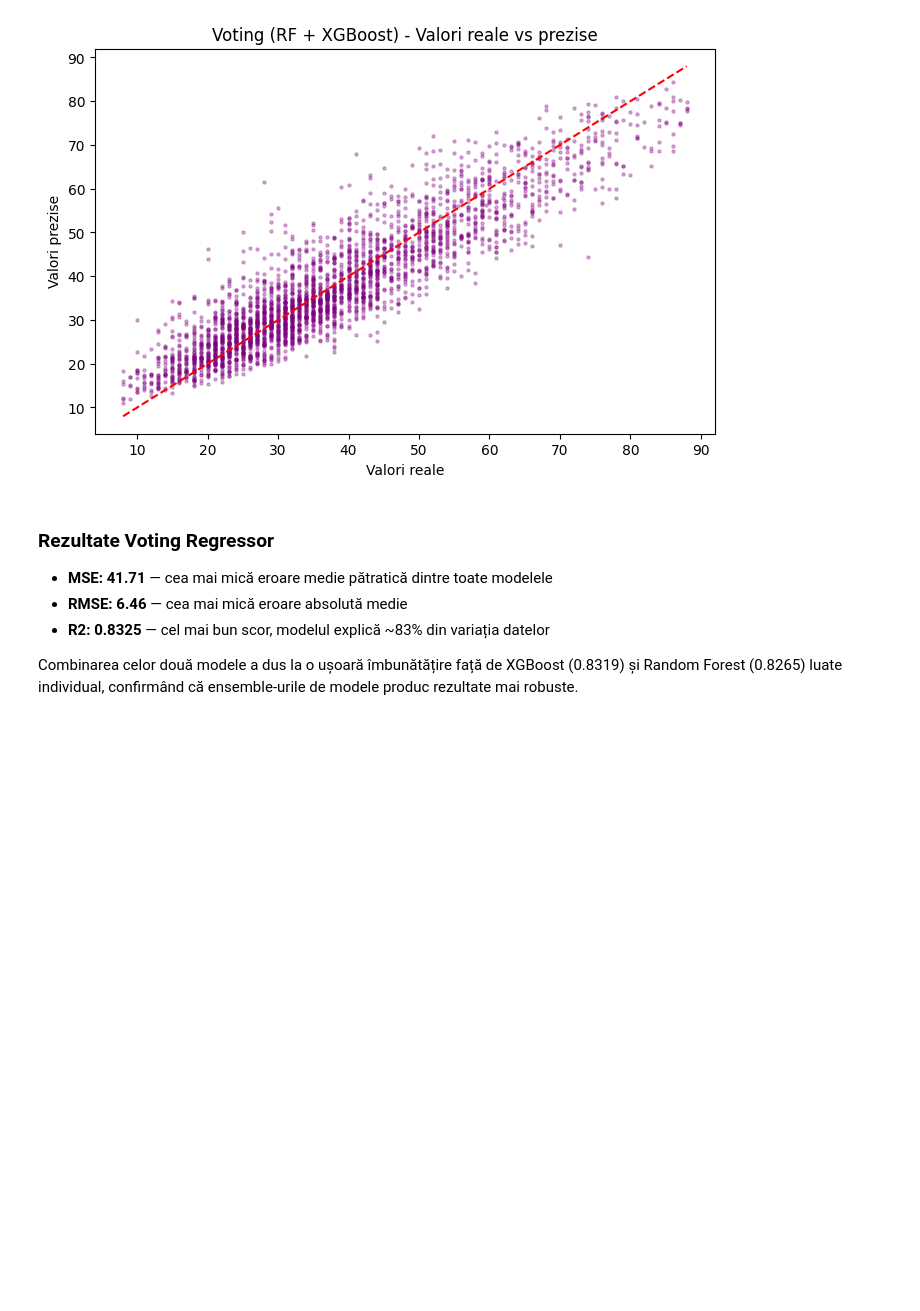
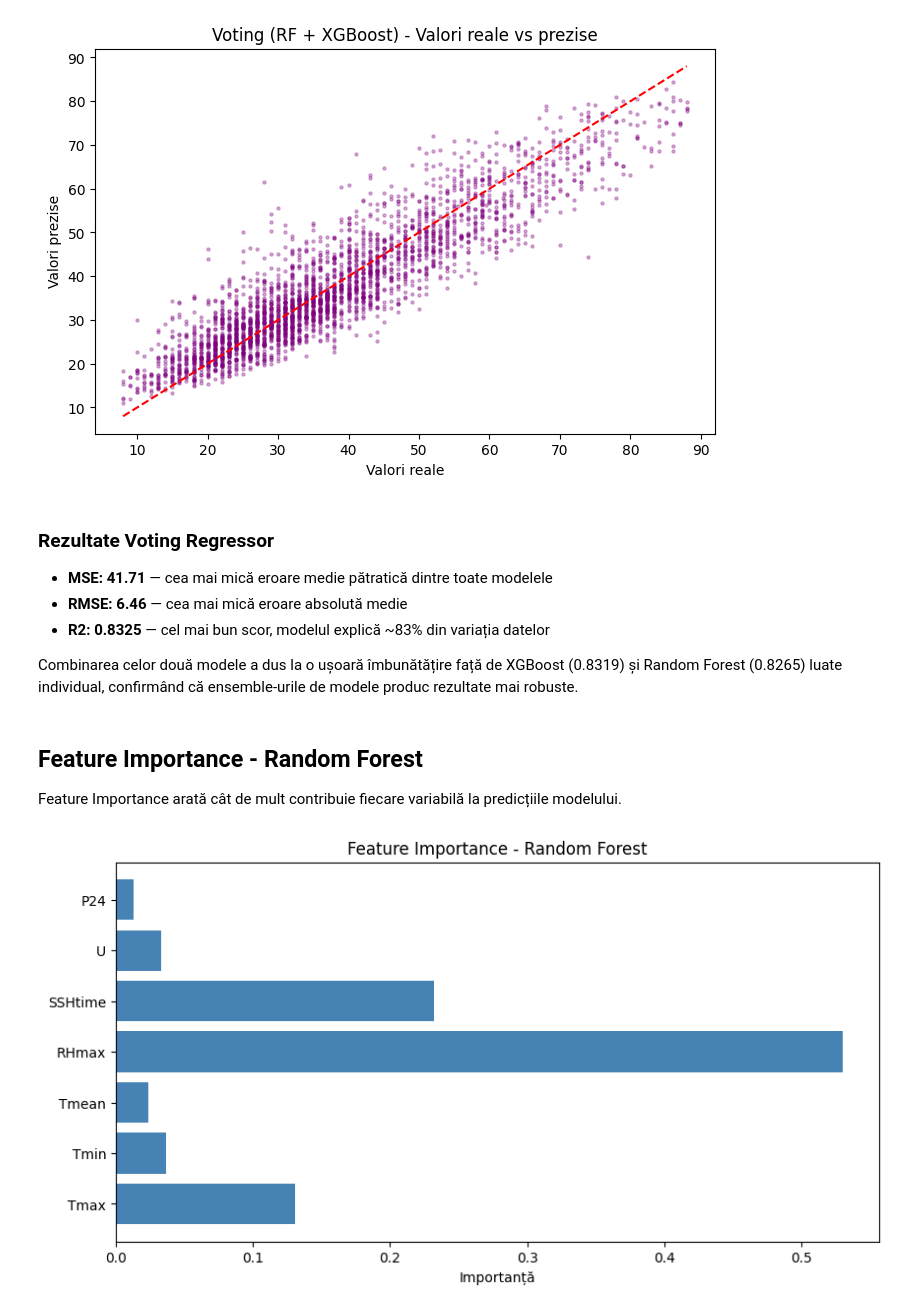
Before and after one commit to naominini/Prezicerea-Umiditatii-Solului, a Jupyter notebook: cod.ipynb, the cells around one changed output. Cells and saved outputs as stored; diff of their text form; code cells hidden in the pictures; blank space fills up the shorter version.

```diff
--- a/cod.ipynb
+++ b/cod.ipynb
@@ -640,3 +640,18 @@ R2: 0.8325
 Combinarea celor două modele a dus la o ușoară îmbunătățire față de XGBoost
 (0.8319) și Random Forest (0.8265) luate individual, confirmând că
 ensemble-urile de modele produc rezultate mai robuste.
+# %% [markdown]
+## Feature Importance - Random Forest
+
+Feature Importance arată cât de mult contribuie fiecare variabilă la predicțiile modelului.
+# %%
+importances = best_rf.feature_importances_
+features = ['Tmax', 'Tmin', 'Tmean', 'RHmax', 'SSHtime', 'U', 'P24']
+
+plt.figure(figsize=(10, 5))
+plt.barh(features, importances, color='steelblue')
+plt.title("Feature Importance - Random Forest")
+plt.xlabel("Importanță")
+plt.show()
+# %% [output]
+[figure, added]
```
Also changed, not shown: parts of 21 cells of this notebook, 5 other files.
